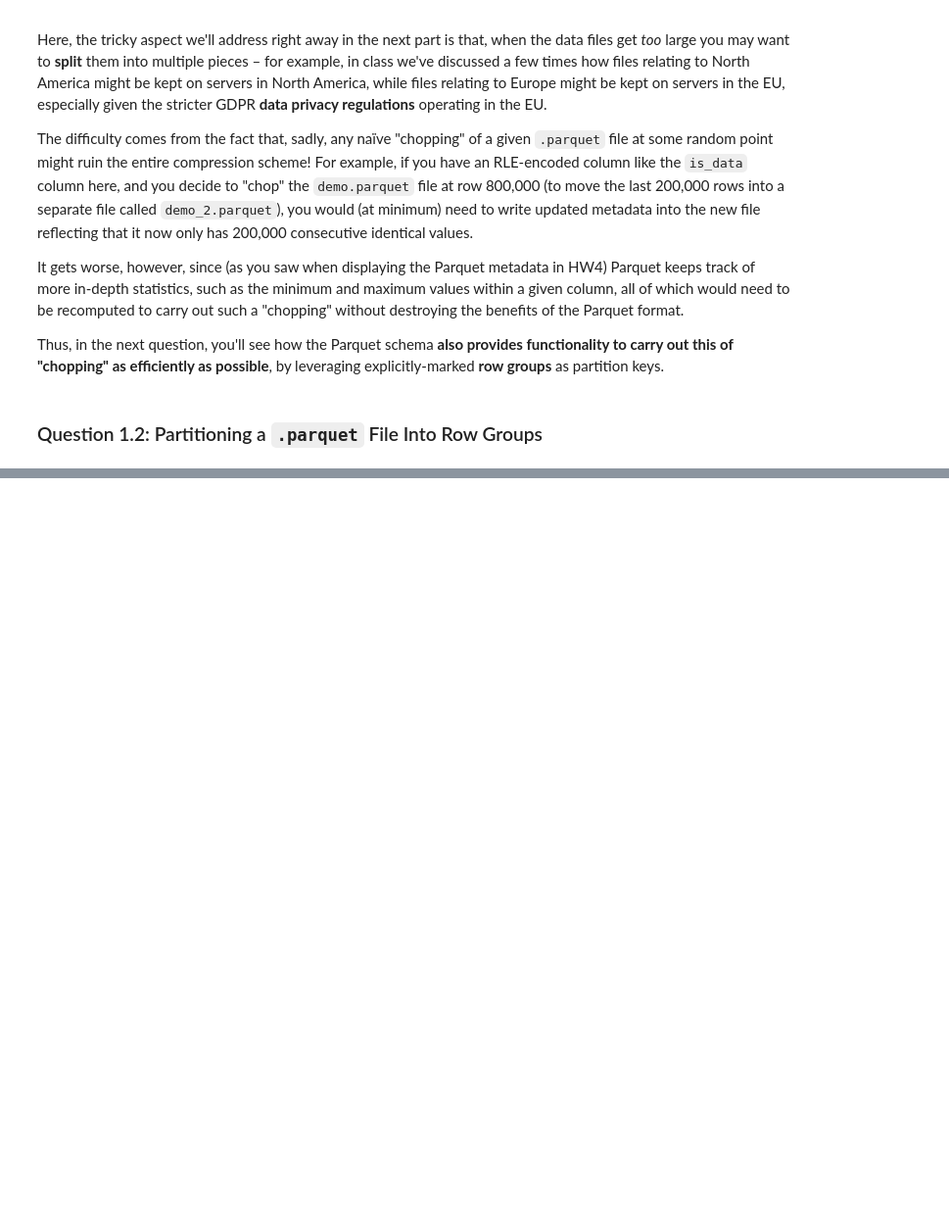
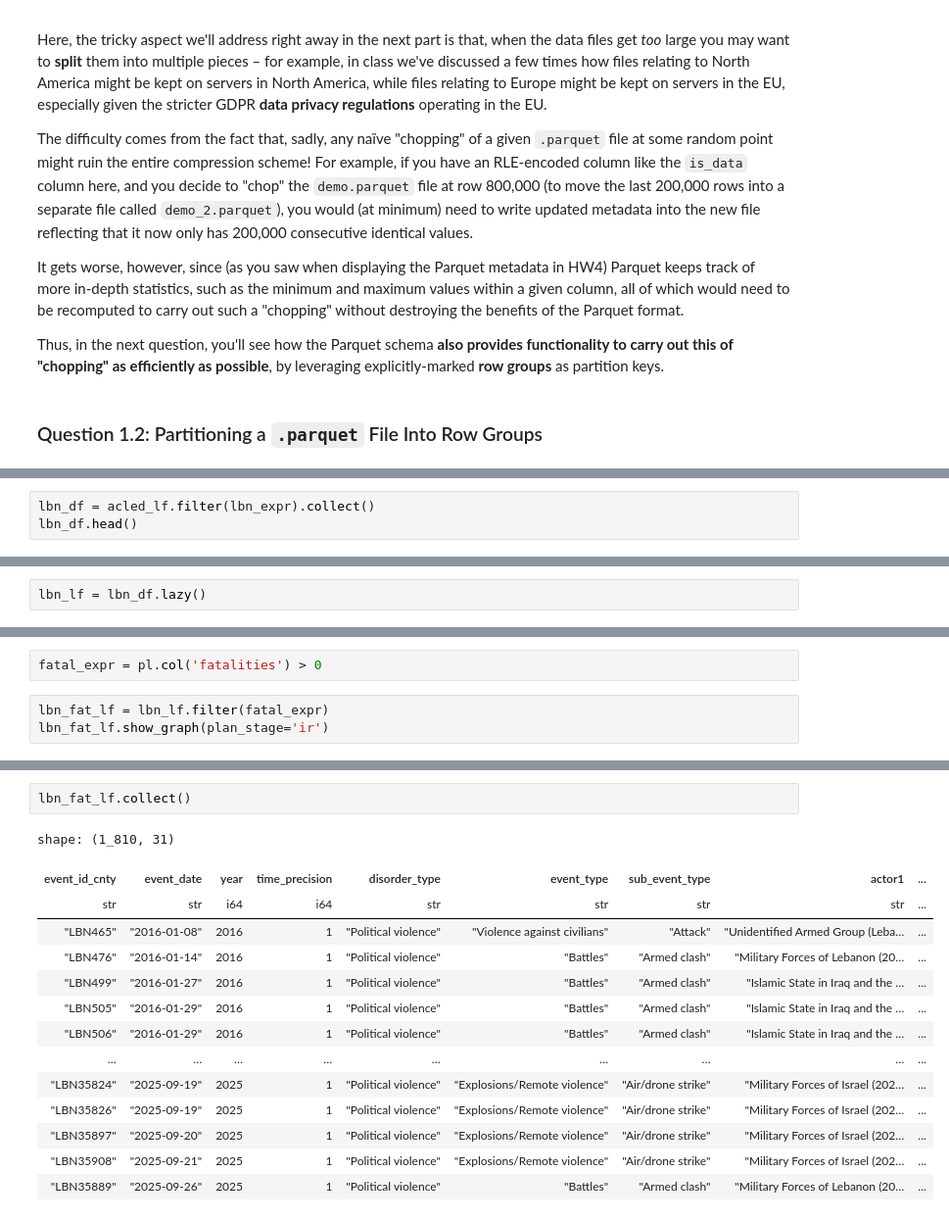
Before and after one commit to jpowerj/dsan6000-hw05, a Jupyter notebook: DSAN6000_HW5.ipynb, the cells around one changed output, grey strips where cells are left out. Shown at 98% size. Drawn from its saved outputs; the diff is of its cells as text; blank space fills up the shorter version.

```diff
--- a/DSAN6000_HW5.ipynb
+++ b/DSAN6000_HW5.ipynb
@@ -145,0 +257,3 @@ Thus, in the next question, you'll see how the Parquet schema **also provides fu
+# %%
+lbn_df = acled_lf.filter(lbn_expr).collect()
+lbn_df.head()
@@ -145,0 +278,2 @@ Thus, in the next question, you'll see how the Parquet schema **also provides fu
+# %%
+lbn_lf = lbn_df.lazy()
@@ -145,0 +285,5 @@ Thus, in the next question, you'll see how the Parquet schema **also provides fu
+# %%
+fatal_expr = pl.col('fatalities') > 0
+# %%
+lbn_fat_lf = lbn_lf.filter(fatal_expr)
+lbn_fat_lf.show_graph(plan_stage='ir')
@@ -145,0 +292,17 @@ Thus, in the next question, you'll see how the Parquet schema **also provides fu
+# %%
+lbn_fat_lf.collect()
+# %% [output]
+shape: (1_810, 31)
+| event_id_cnty | event_date | year | time_precision | disorder_type | event_type | sub_event_type | actor1 | ... |
+| str | str | i64 | i64 | str | str | str | str | ... |
+| "LBN465" | "2016-01-08" | 2016 | 1 | "Political violence" | "Violence against civilians" | "Attack" | "Unidentified Armed Group (Leba… | ... |
+| "LBN476" | "2016-01-14" | 2016 | 1 | "Political violence" | "Battles" | "Armed clash" | "Military Forces of Lebanon (20… | ... |
+| "LBN499" | "2016-01-27" | 2016 | 1 | "Political violence" | "Battles" | "Armed clash" | "Islamic State in Iraq and the … | ... |
+| "LBN505" | "2016-01-29" | 2016 | 1 | "Political violence" | "Battles" | "Armed clash" | "Islamic State in Iraq and the … | ... |
+| "LBN506" | "2016-01-29" | 2016 | 1 | "Political violence" | "Battles" | "Armed clash" | "Islamic State in Iraq and the … | ... |
+| … | … | … | … | … | … | … | … | ... |
+| "LBN35824" | "2025-09-19" | 2025 | 1 | "Political violence" | "Explosions/Remote violence" | "Air/drone strike" | "Military Forces of Israel (202… | ... |
+| "LBN35826" | "2025-09-19" | 2025 | 1 | "Political violence" | "Explosions/Remote violence" | "Air/drone strike" | "Military Forces of Israel (202… | ... |
+| "LBN35897" | "2025-09-20" | 2025 | 1 | "Political violence" | "Explosions/Remote violence" | "Air/drone strike" | "Military Forces of Israel (202… | ... |
+| "LBN35908" | "2025-09-21" | 2025 | 1 | "Political violence" | "Explosions/Remote violence" | "Air/drone strike" | "Military Forces of Israel (202… | ... |
+| "LBN35889" | "2025-09-26" | 2025 | 1 | "Political violence" | "Battles" | "Armed clash" | "Military Forces of Lebanon (20… | ... |
```
Also changed, not shown: parts of 14 cells of this notebook, 1 other file.
